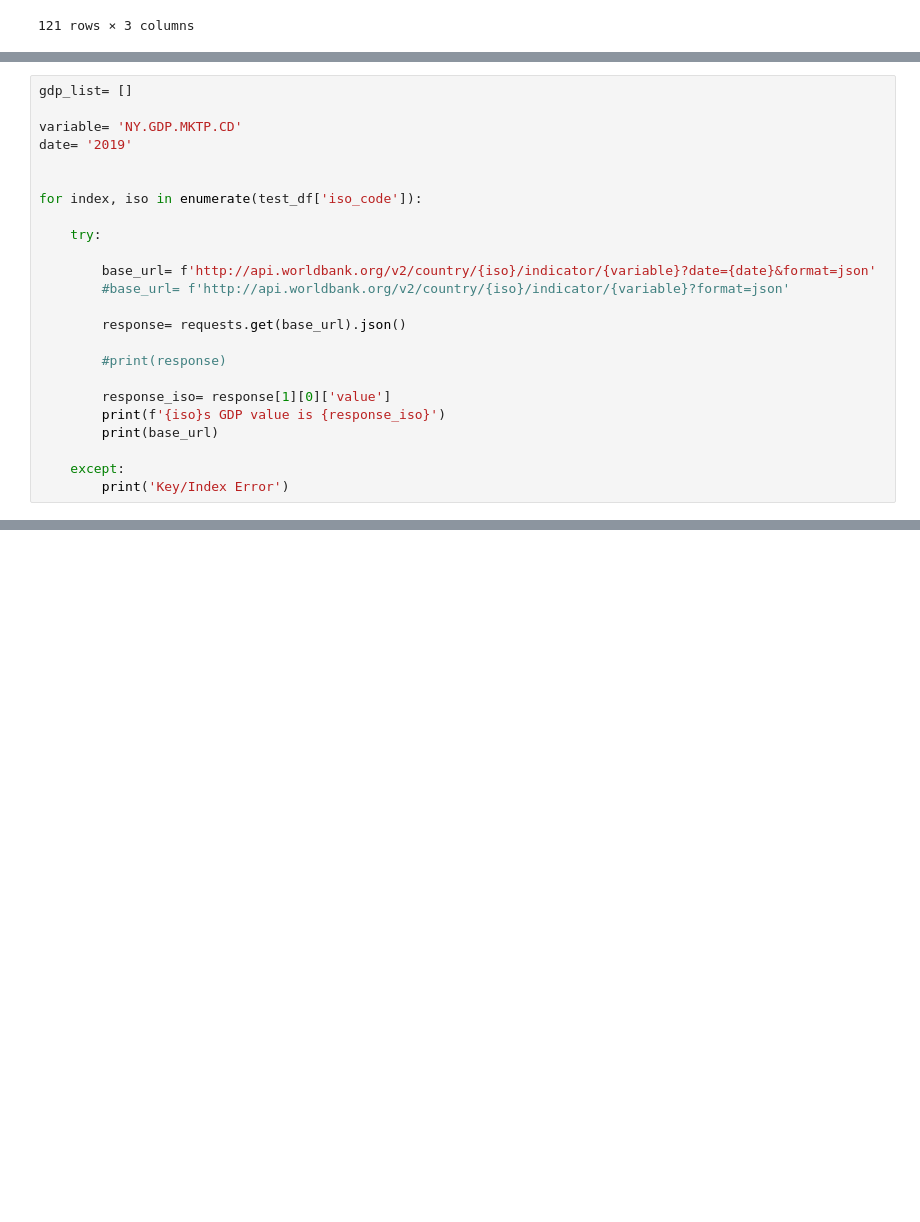
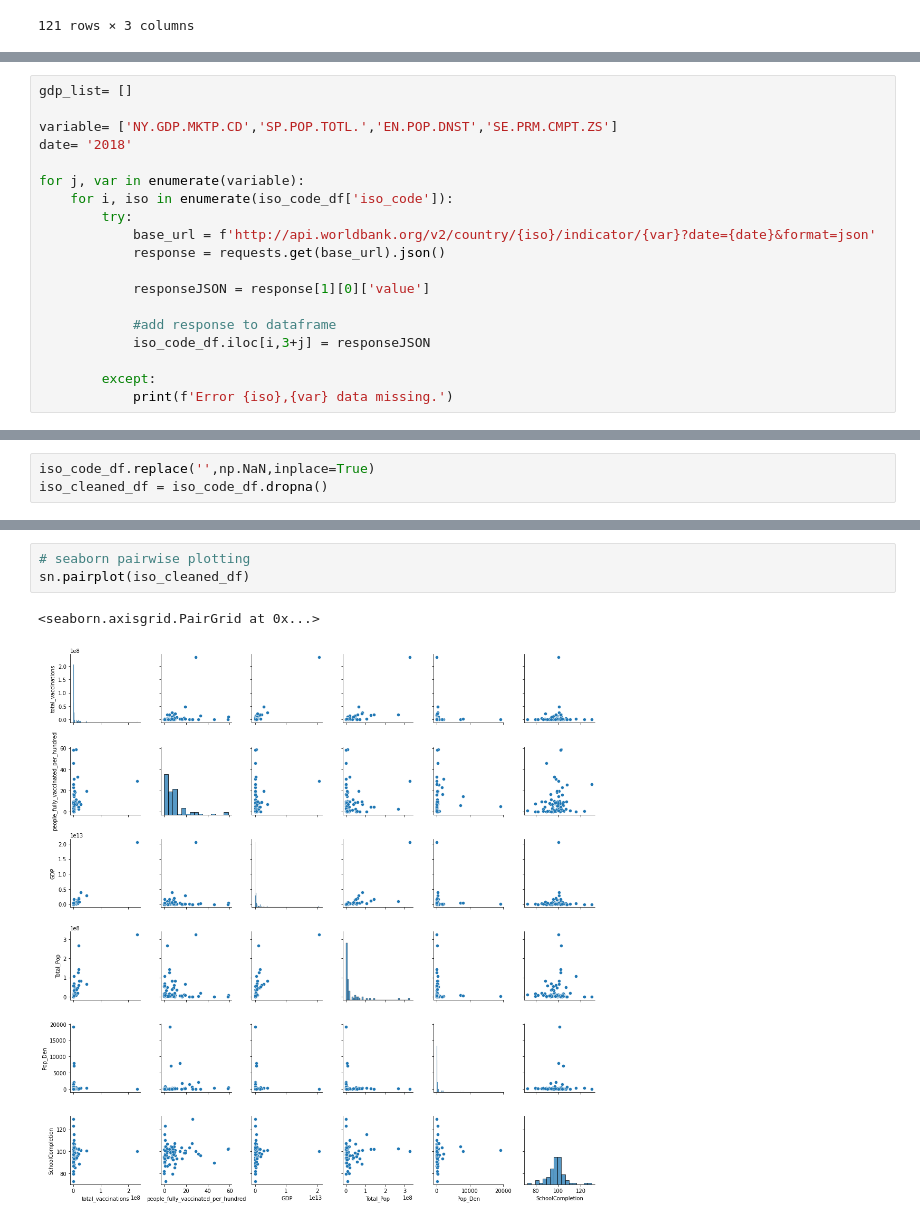
Before and after one commit to AJB-hub/Covid19_Vaccination_Progress, a Jupyter notebook: iso_call.ipynb, the cells around one changed output, grey strips where cells are left out. Saved outputs shown, nothing was run; the diff lists cells and outputs as text; blank space fills up the shorter version.

Commit message:
Finished API call and data cleaning

```diff
--- a/iso_call.ipynb
+++ b/iso_call.ipynb
@@ -107,25 +55,20 @@ test_df
 # %%
 gdp_list= []
 
-variable= 'NY.GDP.MKTP.CD'
-date= '2019'
+variable= ['NY.GDP.MKTP.CD','SP.POP.TOTL.','EN.POP.DNST','SE.PRM.CMPT.ZS']
+date= '2018'
 
+for j, var in enumerate(variable):
+    for i, iso in enumerate(iso_code_df['iso_code']):
+        try:
+            base_url = f'http://api.worldbank.org/v2/country/{iso}/indicator/{var}?date={date}&format=json'
+            response = requests.get(base_url).json()
 
-for index, iso in enumerate(test_df['iso_code']):
+            responseJSON = response[1][0]['value']
 
-    try:
+            #add response to dataframe
+            iso_code_df.iloc[i,3+j] = responseJSON
 
-        base_url= f'http://api.worldbank.org/v2/country/{iso}/indicator/{variable}?date={date}&format=json'
-        #base_url= f'http://api.worldbank.org/v2/country/{iso}/indicator/{variable}?format=json'
-
-        response= requests.get(base_url).json()
-
-        #print(response)
-
-        response_iso= response[1][0]['value']
-        print(f'{iso}s GDP value is {response_iso}')
-        print(base_url)
-
-    except:
-        print('Key/Index Error')
+        except:
+            print(f'Error {iso},{var} data missing.')
 # %% [output]
@@ -150,0 +92,3 @@ http://api.worldbank.org/v2/country/BGD/indicator/NY.GDP.MKTP.CD?date=2019&forma
+# %%
+iso_code_df.replace('',np.NaN,inplace=True)
+iso_cleaned_df = iso_code_df.dropna()
@@ -150,0 +111,6 @@ http://api.worldbank.org/v2/country/BGD/indicator/NY.GDP.MKTP.CD?date=2019&forma
+# %%
+# seaborn pairwise plotting
+sn.pairplot(iso_cleaned_df)
+# %% [output]
+<seaborn.axisgrid.PairGrid at 0x...>
+[figure, added]
```
Also changed, not shown: parts of 9 cells of this notebook, 1 other file.
